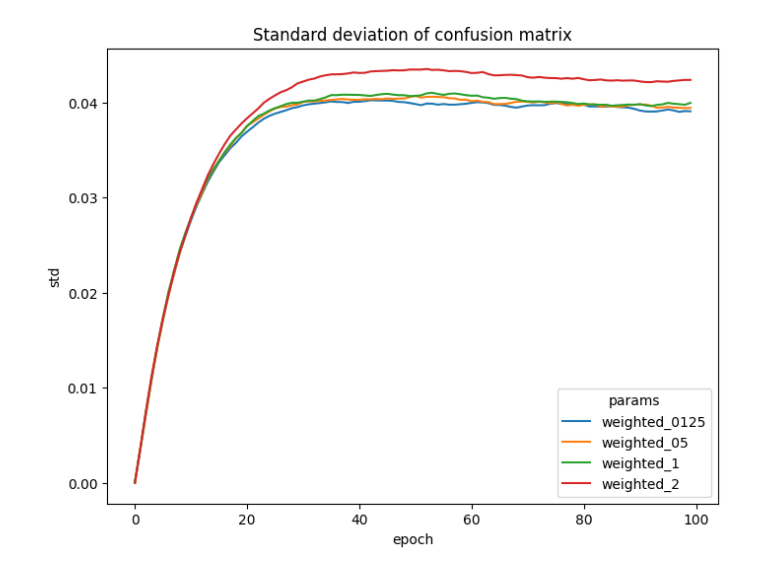
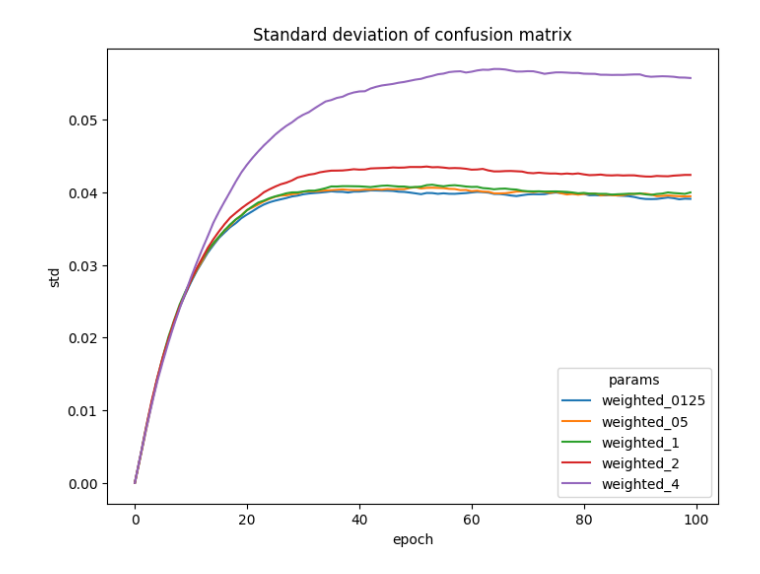
Before and after one commit to Maruf001/78-final-project, a Jupyter notebook: analysis.ipynb, the cells around one changed output. Cells and saved outputs as stored; diff of their text form; code cells hidden in the pictures.

```diff
--- a/analysis.ipynb
+++ b/analysis.ipynb
@@ -56,33 +95,50 @@ cms_weighted_025 = torch.load("results/cm_0_ResNet18_weighted_0.25.pt")
 cms_weighted_05 = torch.load("results/cm_0_ResNet18_weighted_0.5.pt")
 cms_weighted_1 = torch.load("results/cm_0_ResNet18_weighted_1.pt")
 cms_weighted_2 = torch.load("results/cm_0_ResNet18_weighted_2.pt")
+cms_weighted_4 = torch.load("results/cm_0_ResNet18_weighted_4.pt")
+# cms_weighted_8 = torch.load("results/cm_0_ResNet18_weighted_8.pt")
 
 cms_weighted_0125 = cms_weighted_0125.permute(2, 0, 1).reshape(100, -1).std(dim=1)
 cms_weighted_025 = cms_weighted_025.permute(2, 0, 1).reshape(100, -1).std(dim=1)
 cms_weighted_05 = cms_weighted_05.permute(2, 0, 1).reshape(100, -1).std(dim=1)
 cms_weighted_1 = cms_weighted_1.permute(2, 0, 1).reshape(100, -1).std(dim=1)
 cms_weighted_2 = cms_weighted_2.permute(2, 0, 1).reshape(100, -1).std(dim=1)
+cms_weighted_4 = cms_weighted_4.permute(2, 0, 1).reshape(100, -1).std(dim=1)
+# cms_weighted_8 = cms_weighted_8.permute(2, 0, 1).reshape(100, -1).std(dim=1)
 
 df_cms_weighted_0125 = pandas.DataFrame(
     {"epoch": np.arange(100), "std": cms_weighted_0125, "params": "weighted_0125"}
 )
 df_cms_weighted_05 = pandas.DataFrame(
     {"epoch": np.arange(100), "std": cms_weighted_05, "params": "weighted_05"}
 )
 df_cms_weighted_1 = pandas.DataFrame(
     {"epoch": np.arange(100), "std": cms_weighted_1, "params": "weighted_1"}
 )
 df_cms_weighted_2 = pandas.DataFrame(
     {"epoch": np.arange(100), "std": cms_weighted_2, "params": "weighted_2"}
 )
+df_cms_weighted_4 = pandas.DataFrame(
+    {"epoch": np.arange(100), "std": cms_weighted_4, "params": "weighted_4"}
+)
+# df_cms_weighted_8 = pandas.DataFrame(
+#     {"epoch": np.arange(100), "std": cms_weighted_8, "params": "weighted_8"}
+# )
 
 df_cms = pandas.concat(
-    [df_cms_weighted_0125, df_cms_weighted_05, df_cms_weighted_1, df_cms_weighted_2]
+    [
+        df_cms_weighted_0125,
+        df_cms_weighted_05,
+        df_cms_weighted_1,
+        df_cms_weighted_2,
+        df_cms_weighted_4,
+        # df_cms_weighted_8,
+    ]
 )
 
 plt.figure(figsize=(8, 6))
 sns.lineplot(data=df_cms, x="epoch", y="std", hue="params")
 plt.title("Standard deviation of confusion matrix")
 plt.show()
 # %% [output]
-[figure, old version]
+[figure, new version]
```
Also changed, not shown: parts of 6 cells of this notebook, 7 other files.
